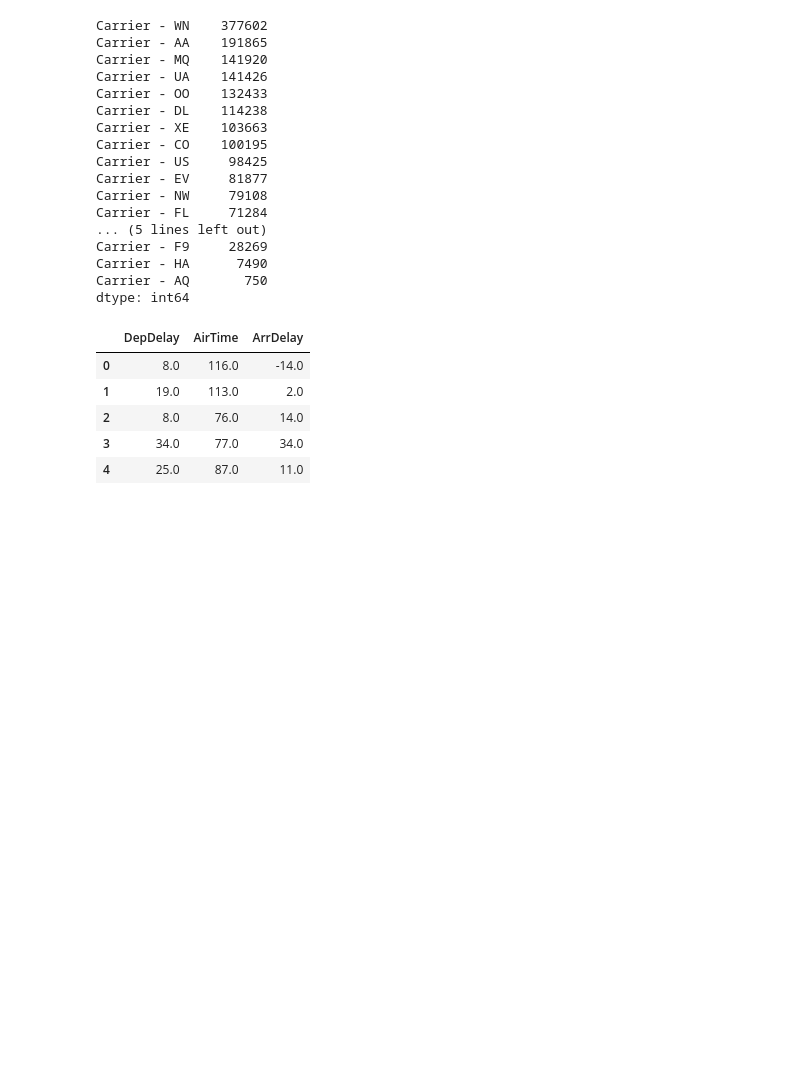
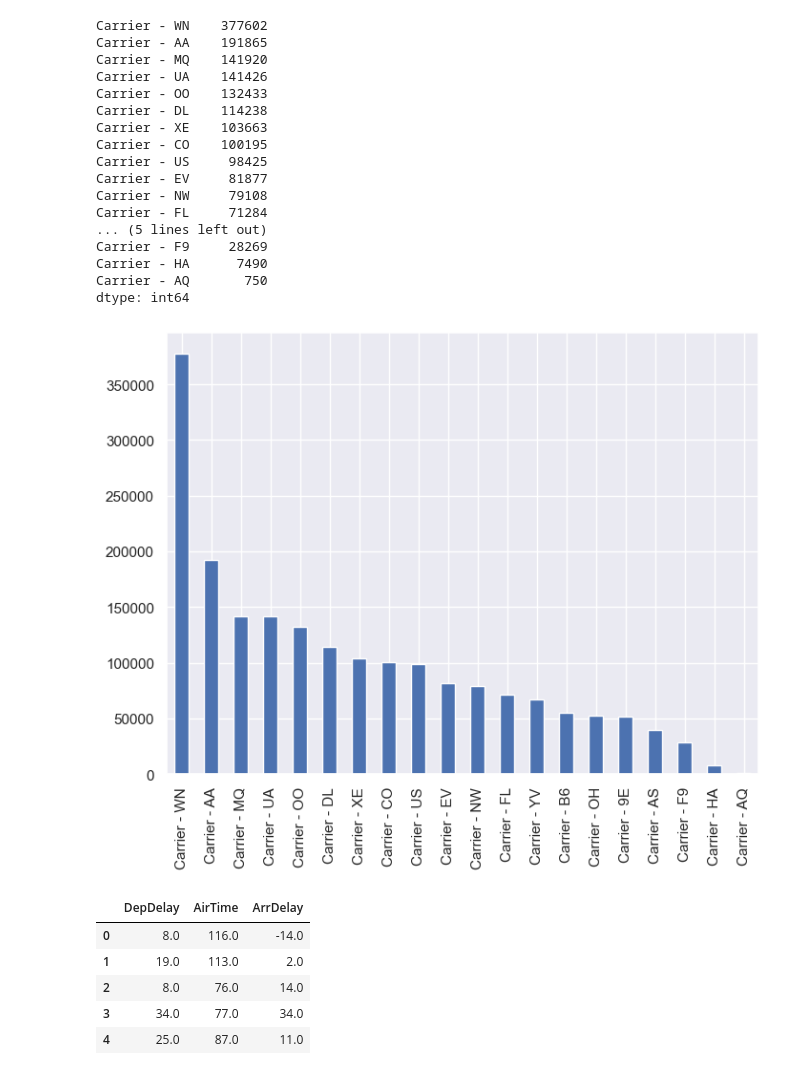
Before and after one commit to Yms002/Ejercicios, a Jupyter notebook: S11_T01/S11_T01 - Practicant amb training i test sets.ipynb, the cells around one changed output. Cells and saved outputs as stored; diff of their text form; code cells hidden in the pictures; blank space fills up the shorter version.

```diff
--- a/S11_T01/S11_T01 - Practicant amb training i test sets.ipynb
+++ b/S11_T01/S11_T01 - Practicant amb training i test sets.ipynb
@@ -254,6 +297,11 @@ Carrier - F9     28269
 Carrier - HA      7490
 Carrier - AQ       750
 dtype: int64
+# %%
+dummies.sum().sort_values(ascending=False).plot(kind='bar')
+plt.show()
+# %% [output]
+[figure, added]
 # %%
 # A continuación realizaremos una transformación polinómica sobre las columnas AirTime, ArrDelay y DepDelay, para ver si existe relación entre retraso a la salida, retraso a la llegada y tiempo en el aire.
 from sklearn.preprocessing import PolynomialFeatures # Importamos la librería
```
Also changed, not shown: parts of 10 cells of this notebook.
